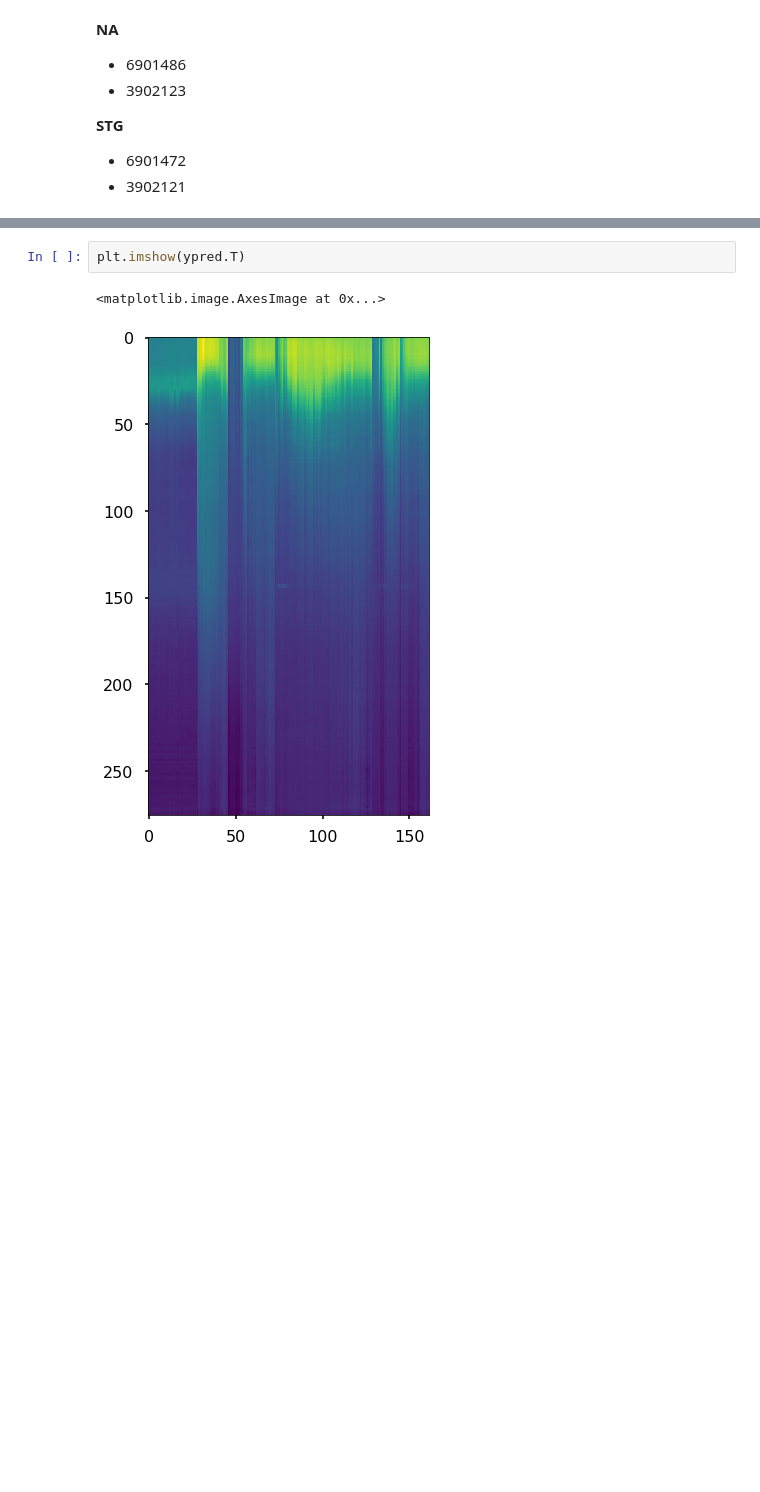
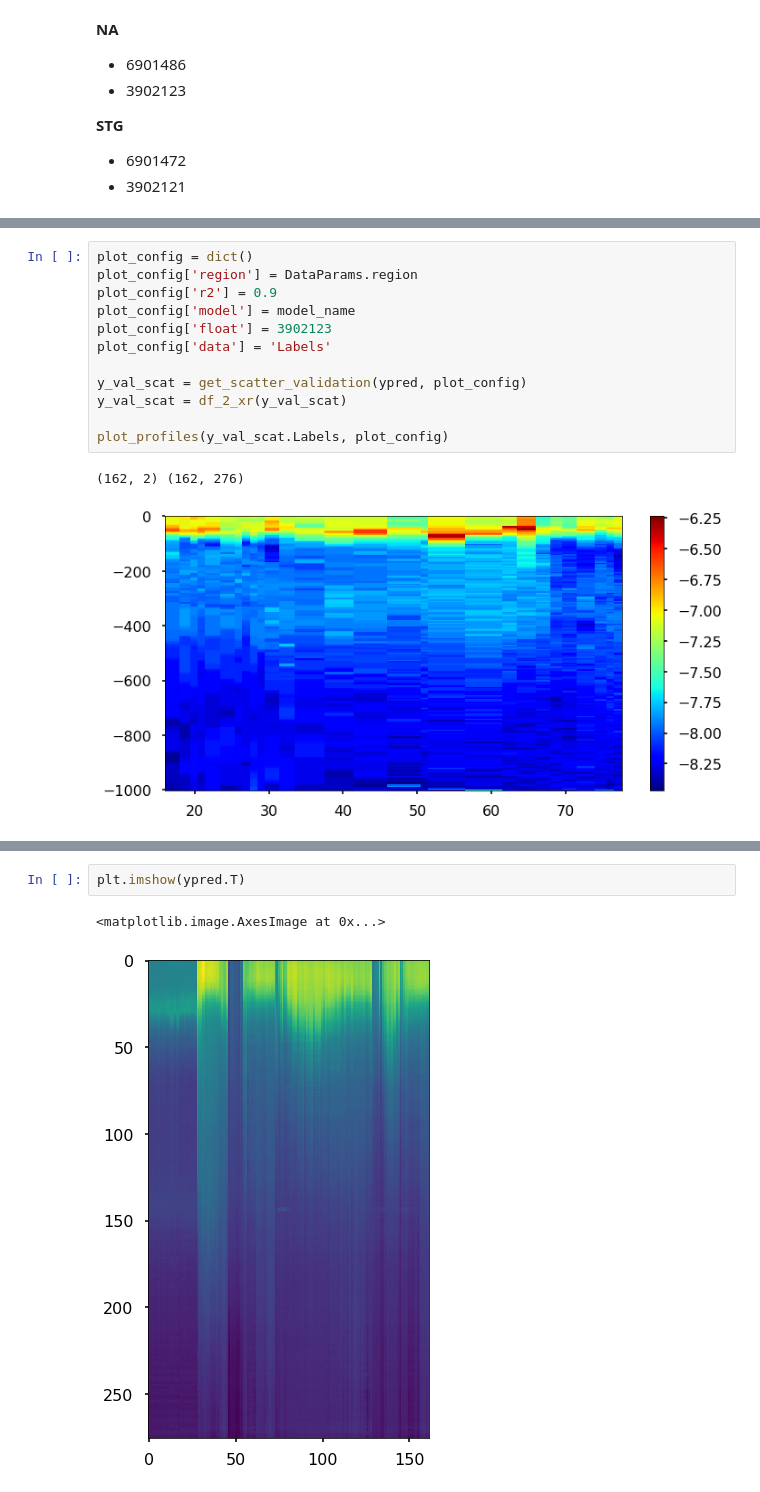
Before and after one commit to IPL-UV/ml4ocean, a Jupyter notebook: notebooks/full_walkthroughs/full_walkthrough_stg.ipynb, the cells around one changed output, grey strips where cells are left out. Drawn from its saved outputs; the diff is of its cells as text; blank space fills up the shorter version.

```diff
--- a/notebooks/full_walkthroughs/full_walkthrough_stg.ipynb
+++ b/notebooks/full_walkthroughs/full_walkthrough_stg.ipynb
@@ -499,0 +593,15 @@ ypred = model.predict(dataset['Xtest'])
+# %%
+plot_config = dict()
+plot_config['region'] = DataParams.region
+plot_config['r2'] = 0.9
+plot_config['model'] = model_name
+plot_config['float'] = 3902123
+plot_config['data'] = 'Labels'
+
+y_val_scat = get_scatter_validation(ypred, plot_config)
+y_val_scat = df_2_xr(y_val_scat)
+
+plot_profiles(y_val_scat.Labels, plot_config)
+# %% [output]
+(162, 2) (162, 276)
+[figure, added]
```
Also changed, not shown: parts of 39 cells of this notebook, 6 other files.
